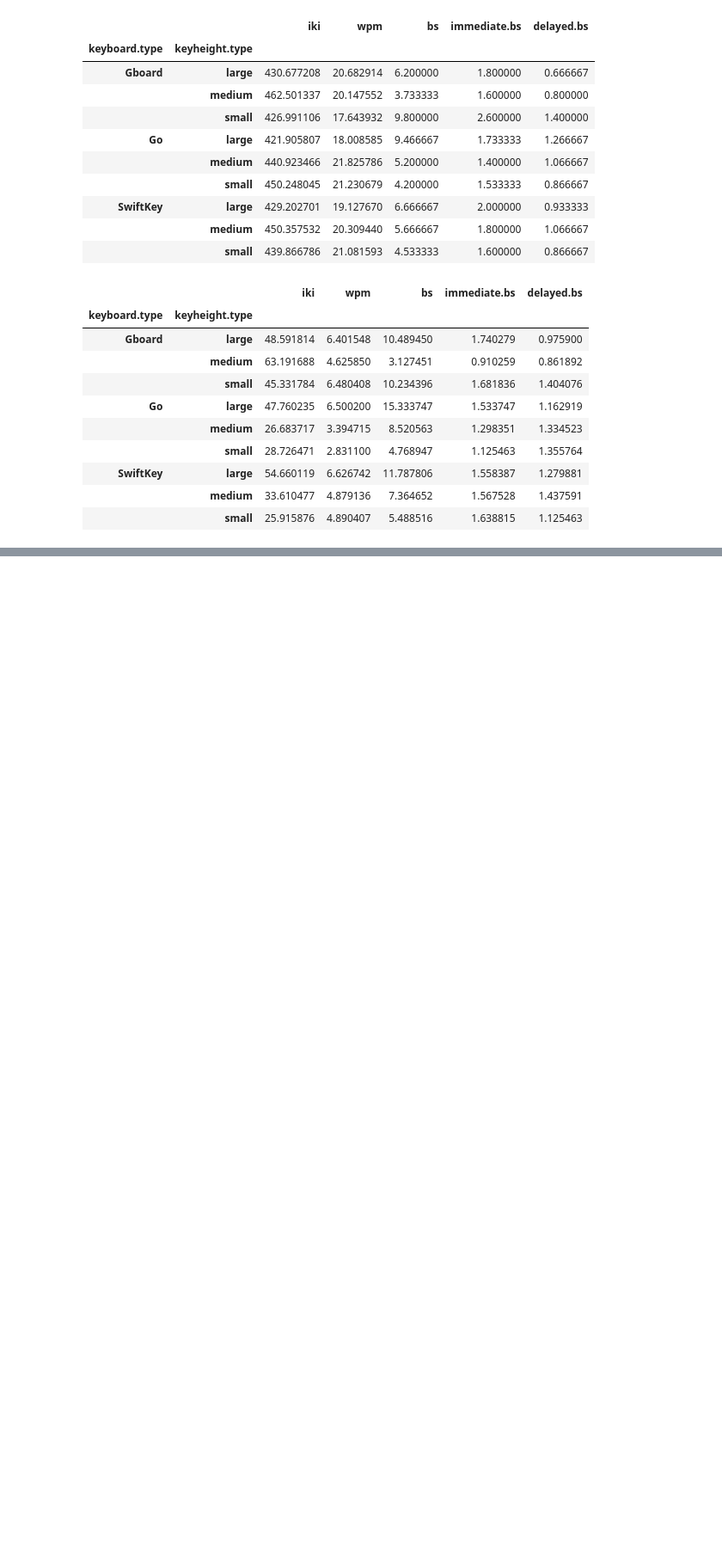
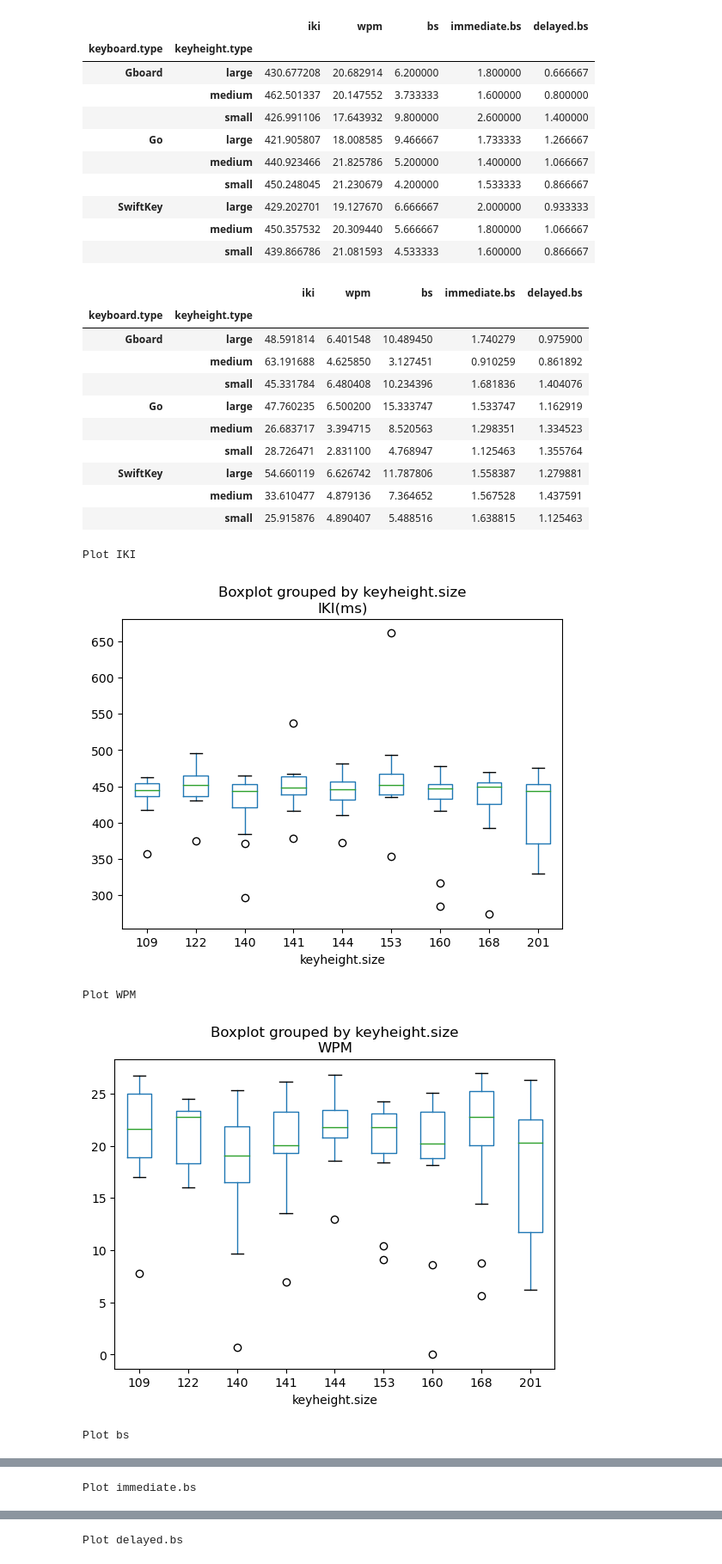
Before and after one commit to quintus0505/TypingAgent_Aalto_Research_Project, a Jupyter notebook: statistic.ipynb, the cells around one changed output, grey strips where cells are left out. Shown at 86% size. Drawn from its saved outputs; the diff is of its cells as text; code cells hidden in the pictures; blank space fills up the shorter version.

Commit message:
Plot results by keyheight.size with charts

```diff
--- a/statistic.ipynb
+++ b/statistic.ipynb
@@ -36,3 +36,63 @@ df.groupby(['keyboard.type','keyheight.type'])['iki','wpm','bs','immediate.bs','
 | SwiftKey | large | 54.660119 | 6.626742 | 11.787806 | 1.558387 | 1.279881 |
 |  | medium | 33.610477 | 4.879136 | 7.364652 | 1.567528 | 1.437591 |
 |  | small | 25.915876 | 4.890407 | 5.488516 | 1.638815 | 1.125463 |
+# %%
+# Gboard: 140,153,168
+# SwiftKey: 109,141,160
+# Go: 122, 144,201
+def keysizematch(kb, kh):
+    khsize = 0
+    if (kb == 'Gboard'):
+        if (kh == 'small'):
+            khsize = 140
+        if (kh == 'medium'):
+            khsize = 153
+        if (kh == 'large'):
+            khsize = 168
+    if (kb == 'SwiftKey'):
+        if (kh == 'small'):
+            khsize = 109
+        if (kh == 'medium'):
+            khsize = 141
+        if (kh == 'large'):
+            khsize = 160
+    if (kb == 'Go'):
+        if (kh == 'small'):
+            khsize = 122
+        if (kh == 'medium'):
+            khsize = 144
+        if (kh == 'large'):
+            khsize = 201
+
+    return khsize
+
+df['keyheight.size'] = df.apply(lambda x: keysizematch(x['keyboard.type'], x['keyheight.type']), axis=1)
+#print(df.head())
+import matplotlib.pyplot as plt
+
+print("Plot IKI")
+df.boxplot(column=["iki"], by="keyheight.size", grid=False)
+plt.title("IKI(ms)")
+plt.show()
+print("Plot WPM")
+df.boxplot(column=["wpm"], by="keyheight.size", grid=False)
+plt.title("WPM")
+plt.show()
+print("Plot bs")
+df.boxplot(column=["bs"], by="keyheight.size", grid=False)
+plt.title("Backspaces")
+plt.show()
+print("Plot immediate.bs")
+df.boxplot(column=["immediate.bs"], by="keyheight.size", grid=False)
+plt.title("Immediate Backspaces")
+plt.show()
+print("Plot delayed.bs")
+df.boxplot(column=["delayed.bs"], by="keyheight.size", grid=False)
+plt.title("Delayed Backspaces")
+plt.show()
+# %% [output]
+Plot IKI
+[figure, added]
+Plot WPM
+[figure, added]
+Plot bs
@@ -38,0 +100 @@ df.groupby(['keyboard.type','keyheight.type'])['iki','wpm','bs','immediate.bs','
+Plot immediate.bs
@@ -38,0 +102 @@ df.groupby(['keyboard.type','keyheight.type'])['iki','wpm','bs','immediate.bs','
+Plot delayed.bs
```
Also changed, not shown: parts of 1 cell of this notebook, 5 other files.
